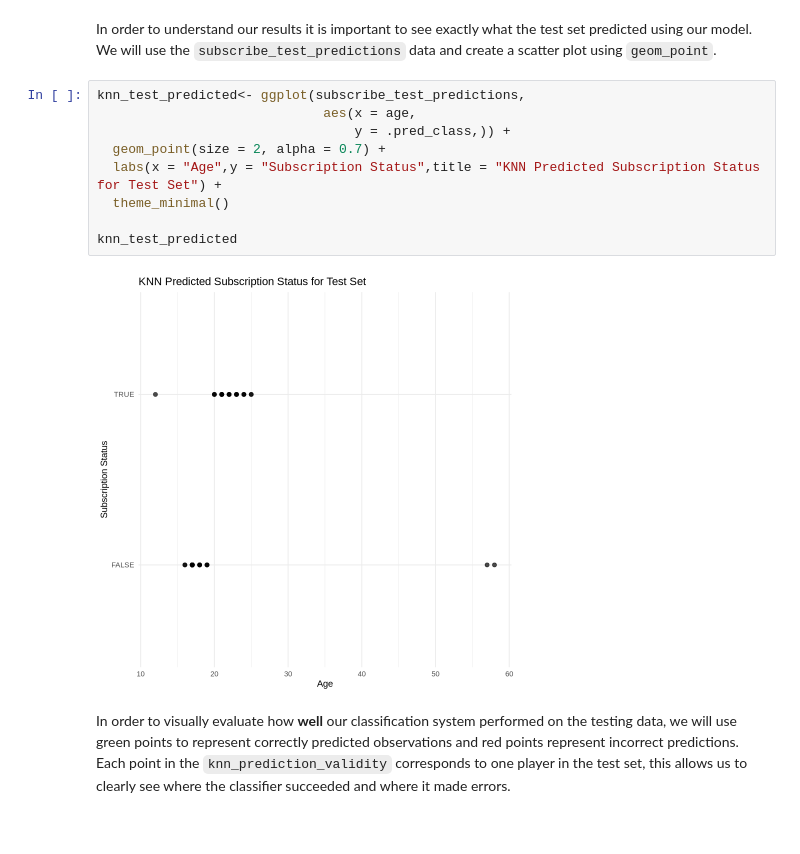
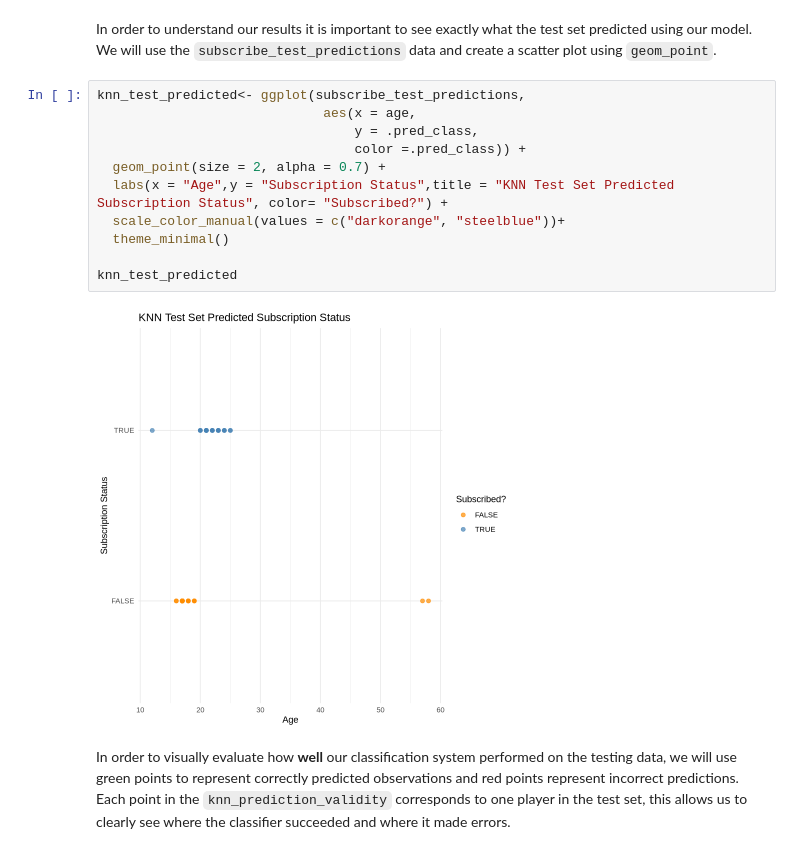
Before and after one commit to zzashleeyj/DSCI100-46-Group-Project, a Jupyter notebook: Final Project 46.ipynb, the cells around one changed output. Cells and saved outputs as stored; diff of their text form.

Commit message:
Edits to Visualization Code

```diff
--- a/Final Project 46.ipynb
+++ b/Final Project 46.ipynb
@@ -516,14 +516,16 @@ In order to understand our results it is important to see exactly what the test
 # %%
 knn_test_predicted<- ggplot(subscribe_test_predictions,
                              aes(x = age,
-                                 y = .pred_class,)) +
+                                 y = .pred_class,
+                                 color =.pred_class)) +
   geom_point(size = 2, alpha = 0.7) +
-  labs(x = "Age",y = "Subscription Status",title = "KNN Predicted Subscription Status for Test Set") +
+  labs(x = "Age",y = "Subscription Status",title = "KNN Test Set Predicted Subscription Status", color= "Subscribed?") +
+  scale_color_manual(values = c("darkorange", "steelblue"))+
   theme_minimal()
 
 knn_test_predicted
 # %% [output]
-[figure, old version]
+[figure, new version]
 # %% [markdown]
 In order to visually evaluate how **well** our classification system performed on the testing data,  we will use green points to represent correctly predicted observations and red points represent incorrect predictions. Each point in the `knn_prediction_validity` corresponds to one player in the test set, this allows us to clearly see where the classifier succeeded and where it made errors.
 # %%
```
